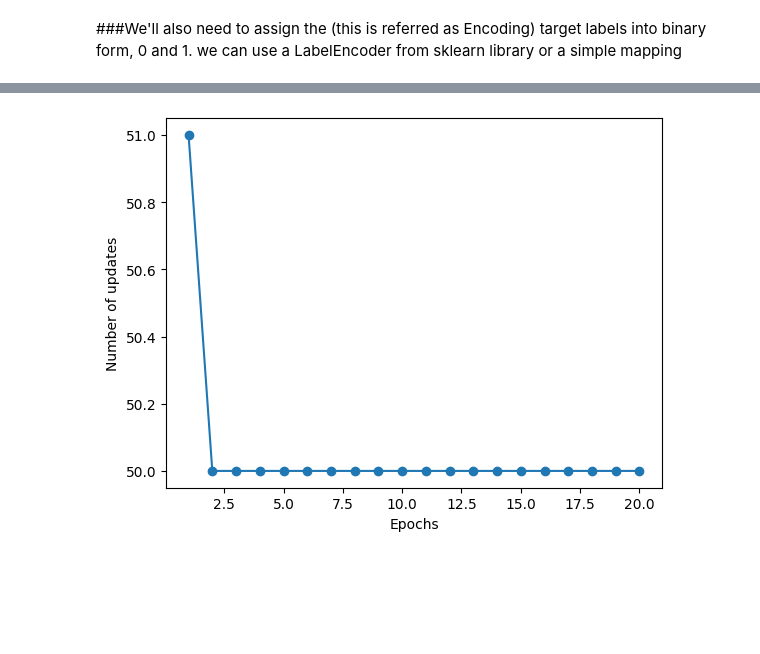
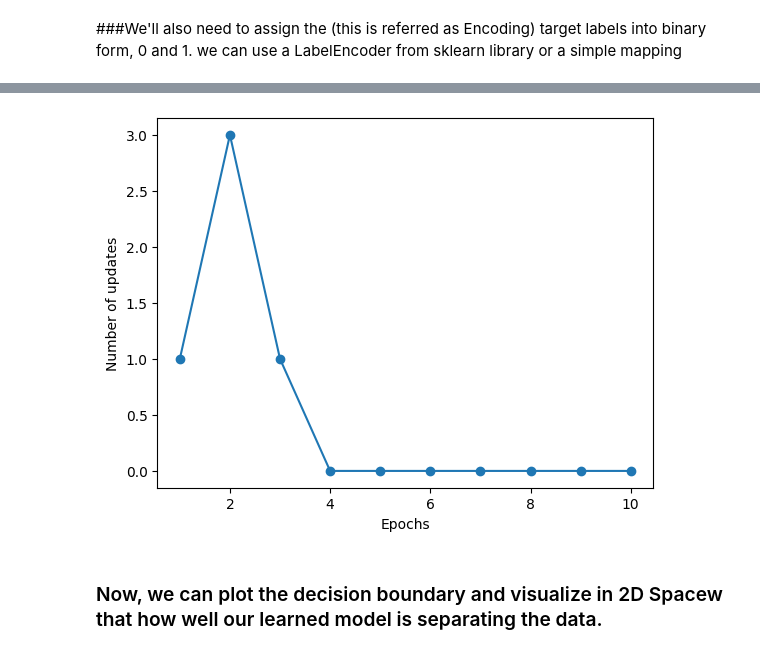
Before and after one commit to Jay-Nehra/Machine_Learning_Algorithms, a Jupyter notebook: Perceptron/perceptron.ipynb, the cells around one changed output, grey strips where cells are left out. Drawn from its saved outputs; the diff is of its cells as text; code cells hidden in the pictures; blank space fills up the shorter version.

Commit message:
Feat: Scaled down No of features and Visualization For Decision Boundary for the Model

```diff
--- a/Perceptron/perceptron.ipynb
+++ b/Perceptron/perceptron.ipynb
@@ -96,5 +93,0 @@ y = label_encoder.fit_transform(y)
-# %%
-rgen = np.random.default_rng(seed=1)
-
-weight = rgen.normal(loc=0.0, scale=0.01, size=1 + X.shape[1])  # Add 1 for the bias weight
-bias = np.float_(0.)
@@ -101,29 +104,26 @@ bias = np.float_(0.)
 # %%
-def net_input(X, weight, bias):
-    """Calculate the net input (weighted sum plus bias)."""
-    return np.dot(X, weight) + bias
+def net_input(X, weight):
+    return np.dot(X, weight)
 
-def predict(X, weight, bias):
-    """Return class label after unit step."""
-    return np.where(net_input(X, weight, bias) >= 0.0, 1, 0)
+def predict(X, weight):
+    net_inp = net_input(X, weight)
+    return np.where(net_inp >= 0.0, 1, 0)
 # %%
 def fit(X, y, eta, epochs):
-    """Fit training data."""
     rgen = np.random.RandomState(1)
-    weight = rgen.normal(loc=0.0, scale=0.01, size=1+X.shape[1])
-    bias = np.float_(0.)
+    weight = rgen.normal(loc=0.0, scale=0.01, size=1 + X.shape[1])
     errors = []
 
     for _ in range(epochs):
         err = 0
         for xi, target in zip(X, y):
-            output = predict(xi, weight[1:], bias)
-            update = eta * (target - output)
-            weight[1:] += update * xi
-            weight[0] += update
+            xi_with_bias = np.insert(xi, 0, 1)
+            prediction = predict(xi_with_bias, weight)
+            update = eta * (target - prediction)
+            weight += update * xi_with_bias
             err += int(update != 0.0)
         errors.append(err)
-    return weight, bias, errors
+    return weight, errors
 # %%
 import matplotlib.pyplot as plt
 
@@ -143,2 +137,0 @@ plt.show()
-# %%
-X = X[:, [0, 2]]
@@ -145,12 +149,12 @@ X = X[:, [0, 2]]
 # %%
-import matplotlib.pyplot as plt
-
-weight, bias, errors = fit(X, y, eta, epochs)
-# Now plot the error history
+X_reduced = X[:, [0, 2]]
+weight, errors = fit(X_reduced, y, eta, epochs)
 plt.plot(range(1, len(errors) + 1), errors, marker='o')
 plt.xlabel('Epochs')
 plt.ylabel('Number of updates')
 
 plt.show()
 # %% [output]
-[figure, old version]
+[figure, new version]
+# %% [markdown]
+### Now, we can plot the decision boundary and visualize in 2D Spacew that how well our learned model is separating the data.
```
Also changed, not shown: parts of 9 cells of this notebook.
